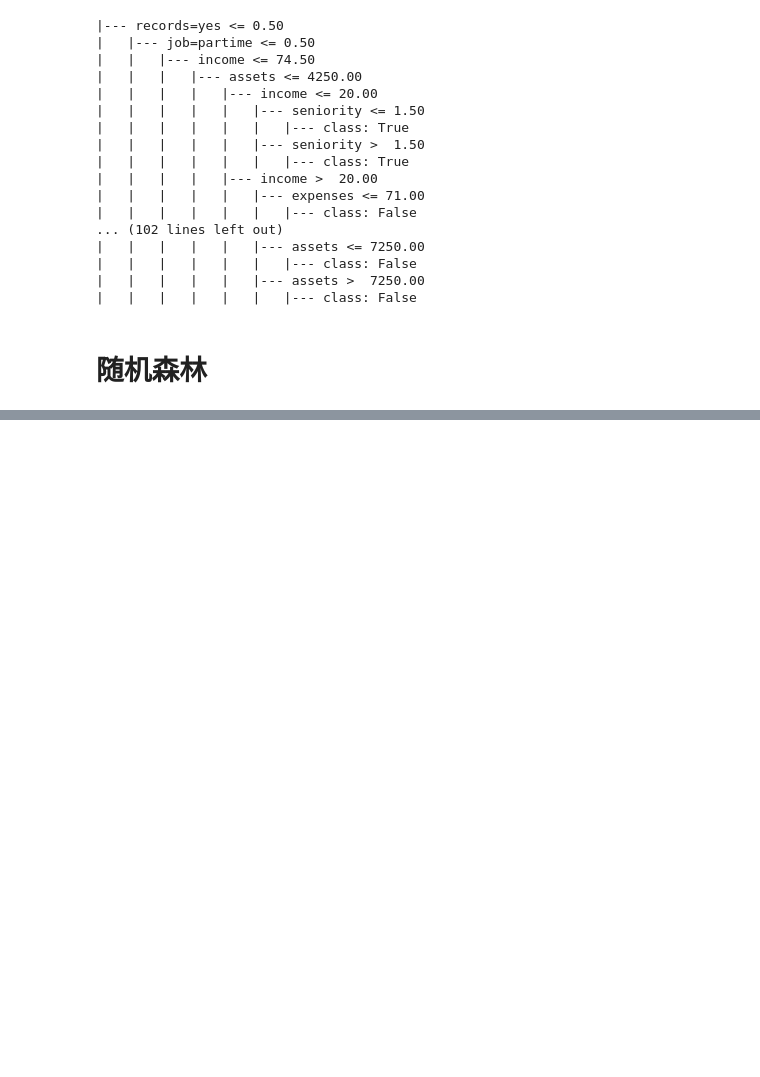
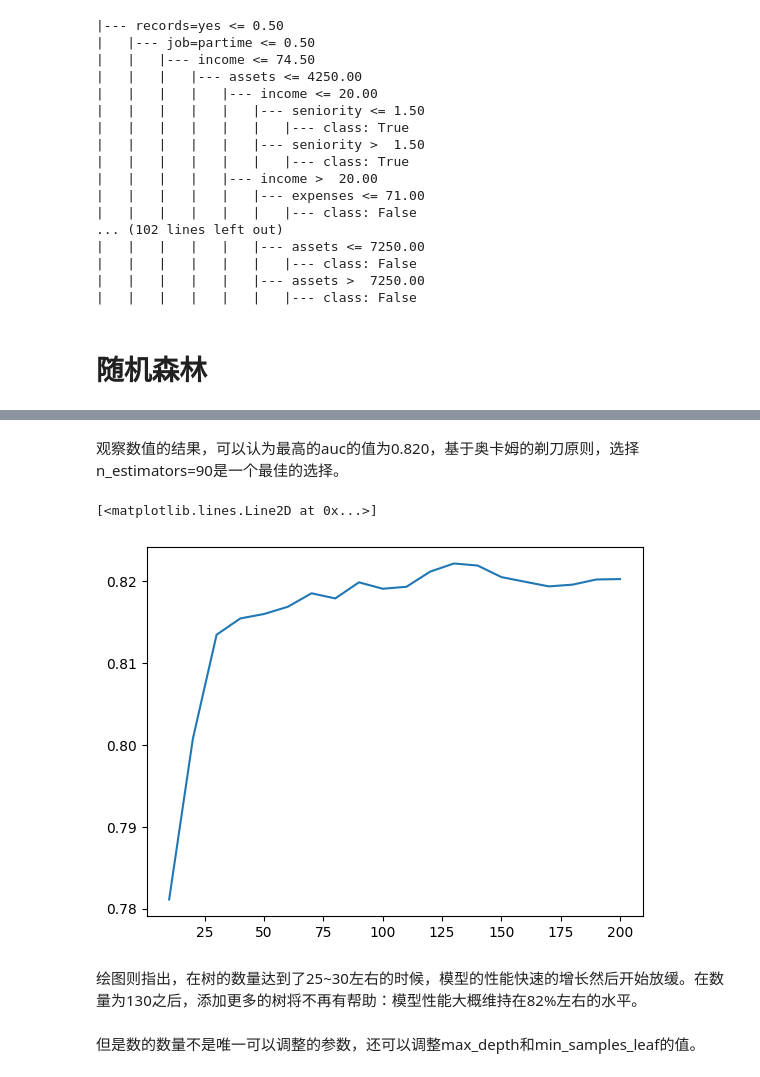
Before and after one commit to YeJiu97/machine-learning-bookcamp-build-a-portfolio-of-real-life-projects, a Jupyter notebook: scr/chapter#06：决策树与集成学习/chapter#06：决策数与集成学习.ipynb, the cells around one changed output, grey strips where cells are left out. Saved outputs shown, nothing was run; the diff lists cells and outputs as text; code cells hidden in the pictures; blank space fills up the shorter version.

```diff
--- a/scr/chapter#06：决策树与集成学习/chapter#06：决策数与集成学习.ipynb
+++ b/scr/chapter#06：决策树与集成学习/chapter#06：决策数与集成学习.ipynb
@@ -494,0 +521,3 @@ print(tree_text)
+# %%
+rf = RandomForestClassifier(n_estimators=10)  # n_estimators = 10，集成树中有10颗树
+rf.fit(X_train, y_train)  # 开始进行训练
@@ -494,0 +535,4 @@ print(tree_text)
+# %%
+# 限制随机化，从而确保每次运行得到的结果是一致的
+rf = RandomForestClassifier(n_estimators = 10, random_state = 3)  # random_state = 3，设置随机数种子
+rf.fit(X_train, y_train)  # 开始进行训练
@@ -494,0 +541,4 @@ print(tree_text)
+# %%
+# 开始进行评估
+y_pred = rf.predict_proba(X_val)[:, 1]
+roc_auc_score(y_val, y_pred)
@@ -494,0 +549,15 @@ print(tree_text)
+# %%
+# 修改集成树中的树的数量
+aucs = []  # 创建一个列表来存放auc的计算结果
+
+for i in range(10, 201, 10):
+    # 指定模型和进行训练
+    rf = RandomForestClassifier(n_estimators=i, random_state=3)
+    rf.fit(X_train, y_train)
+    # 进行预测和计算auc的分数
+    y_pred = rf.predict_proba(X_val)[:, 1]
+    auc = roc_auc_score(y_val, y_pred)
+    # 打印计算的结果
+    print('%s -> %.3f' % (i, auc))
+    # 存储auc的值
+    aucs.append(auc)
@@ -494,0 +585,12 @@ print(tree_text)
+# %% [markdown]
+观察数值的结果，可以认为最高的auc的值为0.820，基于奥卡姆的剃刀原则，选择n_estimators=90是一个最佳的选择。
+# %%
+# 进行绘制
+plt.plot(range(10, 201, 10), aucs)
+# %% [output]
+[<matplotlib.lines.Line2D at 0x...>]
+[figure, added]
+# %% [markdown]
+绘图则指出，在树的数量达到了25~30左右的时候，模型的性能快速的增长然后开始放缓。在数量为130之后，添加更多的树将不再有帮助：模型性能大概维持在82%左右的水平。
+# %% [markdown]
+但是数的数量不是唯一可以调整的参数，还可以调整max_depth和min_samples_leaf的值。
```
Also changed, not shown: parts of 70 cells of this notebook, 1 other file.
